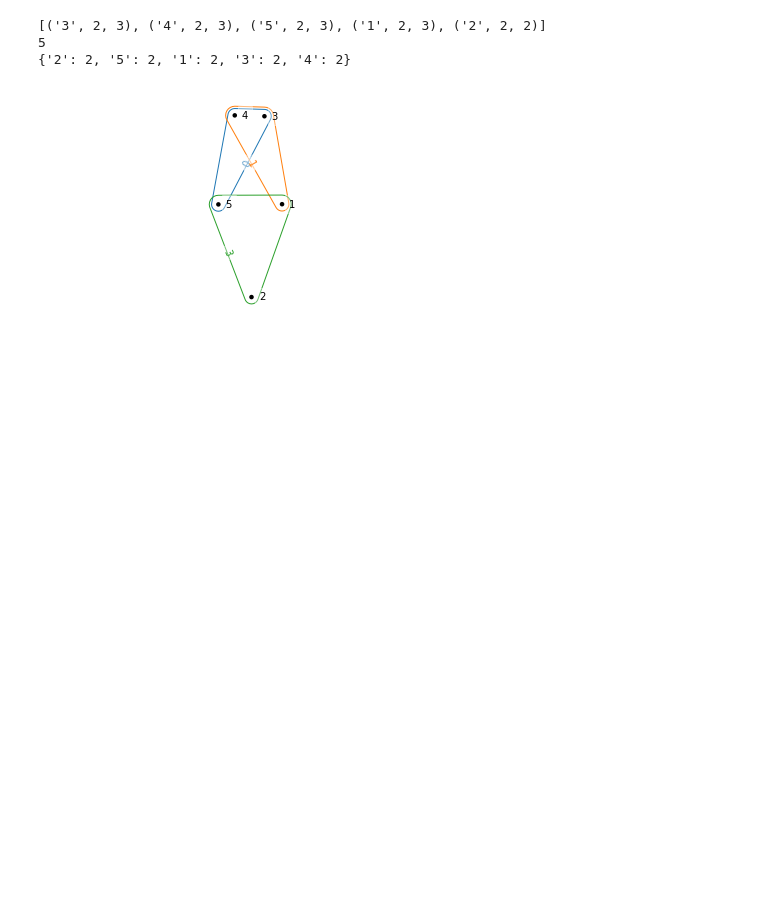
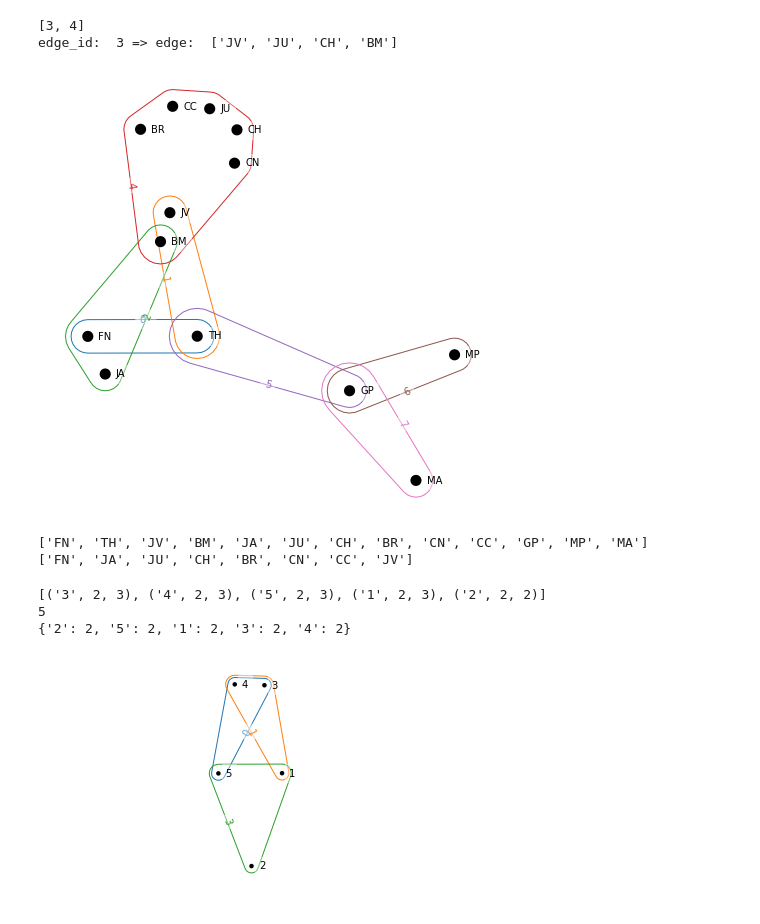
Before and after one commit to bishwamittra/scripts_hg-core-decomposition, a Jupyter notebook: test.ipynb, the cells around one changed output. Cells and saved outputs as stored; diff of their text form; code cells hidden in the pictures; blank space fills up the shorter version.

```diff
--- a/test.ipynb
+++ b/test.ipynb
@@ -10,3 +27,22 @@ from hgDecompose.optimizedhgDecompose import HGDecompose as newHgDecomp
+# %%
+vertex_list = ['JU', 'CH', 'BR', 'CN', 'CC', 'JV', 'BM']
+eids = h.get_stronglyinduced_edgeIds(vertex_list)
+print(eids)
+import random
+random_e = random.choice(eids)
+print('edge_id: ',random_e, '=> edge: ', h.get_edge_byindex(random_e))
+h.del_edge(random_e)
+hnx.draw(h.get_hnx_format())
+# %% [output]
+[3, 4]
+edge_id:  3 => edge:  ['JV', 'JU', 'CH', 'BM']
+[figure, added]
+# %%
+print(h.nodes())
+print(h.neighbors('BM'))
+# %% [output]
+['FN', 'TH', 'JV', 'BM', 'JA', 'JU', 'CH', 'BR', 'CN', 'CC', 'GP', 'MP', 'MA']
+['FN', 'JA', 'JU', 'CH', 'BR', 'CN', 'CC', 'JV']
 # %%
 # scenes = {
 #     0: ('FN', 'TH'),
```
Also changed, not shown: parts of 1 cell of this notebook, 1 other file.
